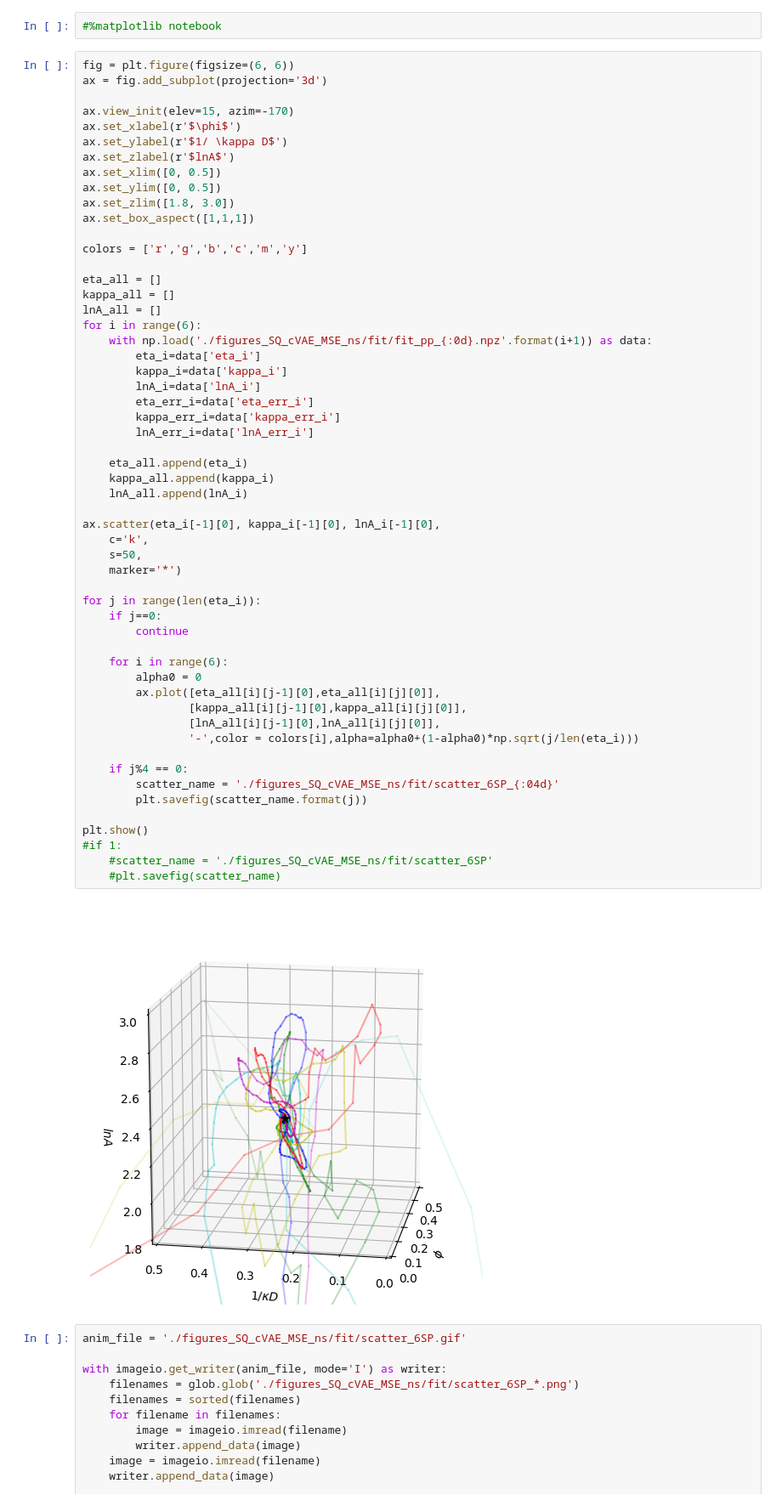
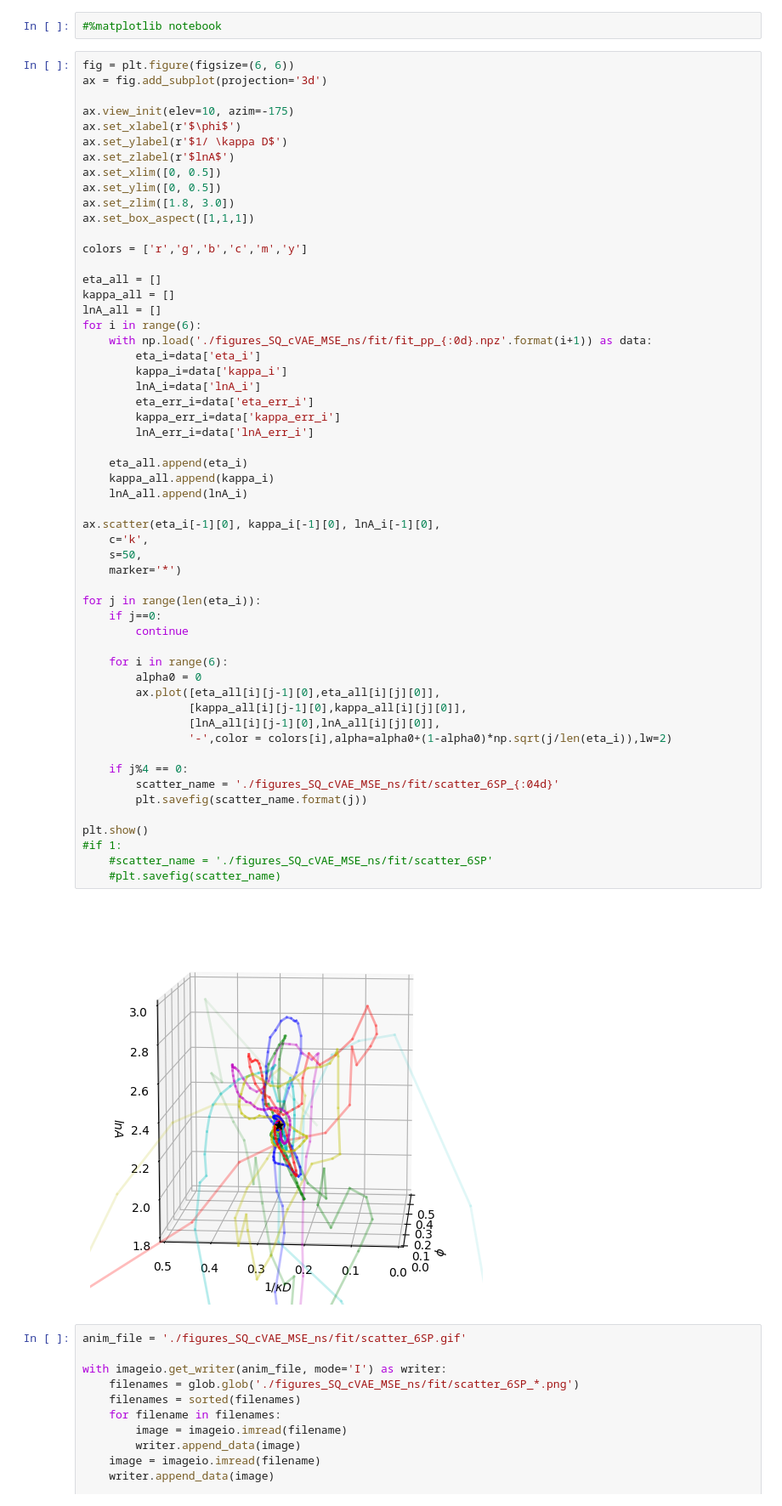
Before and after one commit to ch-tung/SQ_VAE, a Jupyter notebook: Fit_multiple_starting_point.ipynb, the cells around one changed output. Shown at 85% size. Drawn from its saved outputs; the diff is of its cells as text.

```diff
--- a/Fit_multiple_starting_point.ipynb
+++ b/Fit_multiple_starting_point.ipynb
@@ -519,7 +519,7 @@ Predictions:
 fig = plt.figure(figsize=(6, 6))
 ax = fig.add_subplot(projection='3d')
 
-ax.view_init(elev=15, azim=-170)
+ax.view_init(elev=10, azim=-175)
 ax.set_xlabel(r'$\phi$')
 ax.set_ylabel(r'$1/ \kappa D$')
 ax.set_zlabel(r'$lnA$')
@@ -543,35 +543,35 @@ for i in range(6):
         lnA_err_i=data['lnA_err_i']
 
     eta_all.append(eta_i)
     kappa_all.append(kappa_i)
     lnA_all.append(lnA_i)
 
 ax.scatter(eta_i[-1][0], kappa_i[-1][0], lnA_i[-1][0],
     c='k',
     s=50,
     marker='*')
 
 for j in range(len(eta_i)):
     if j==0:
         continue
 
     for i in range(6):
         alpha0 = 0
         ax.plot([eta_all[i][j-1][0],eta_all[i][j][0]],
                 [kappa_all[i][j-1][0],kappa_all[i][j][0]],
                 [lnA_all[i][j-1][0],lnA_all[i][j][0]],
-                '-',color = colors[i],alpha=alpha0+(1-alpha0)*np.sqrt(j/len(eta_i)))
+                '-',color = colors[i],alpha=alpha0+(1-alpha0)*np.sqrt(j/len(eta_i)),lw=2)
 
     if j%4 == 0:
         scatter_name = './figures_SQ_cVAE_MSE_ns/fit/scatter_6SP_{:04d}'
         plt.savefig(scatter_name.format(j))
 
 plt.show()
 #if 1:
     #scatter_name = './figures_SQ_cVAE_MSE_ns/fit/scatter_6SP'
     #plt.savefig(scatter_name)
 # %% [output]
-[figure, old version]
+[figure, new version]
 # %%
 anim_file = './figures_SQ_cVAE_MSE_ns/fit/scatter_6SP.gif'
 
```
